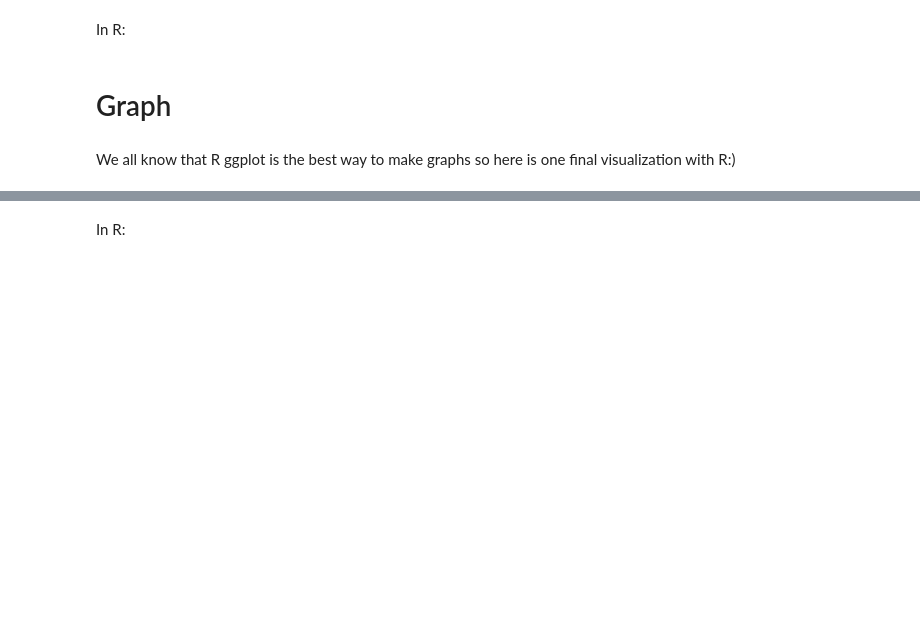
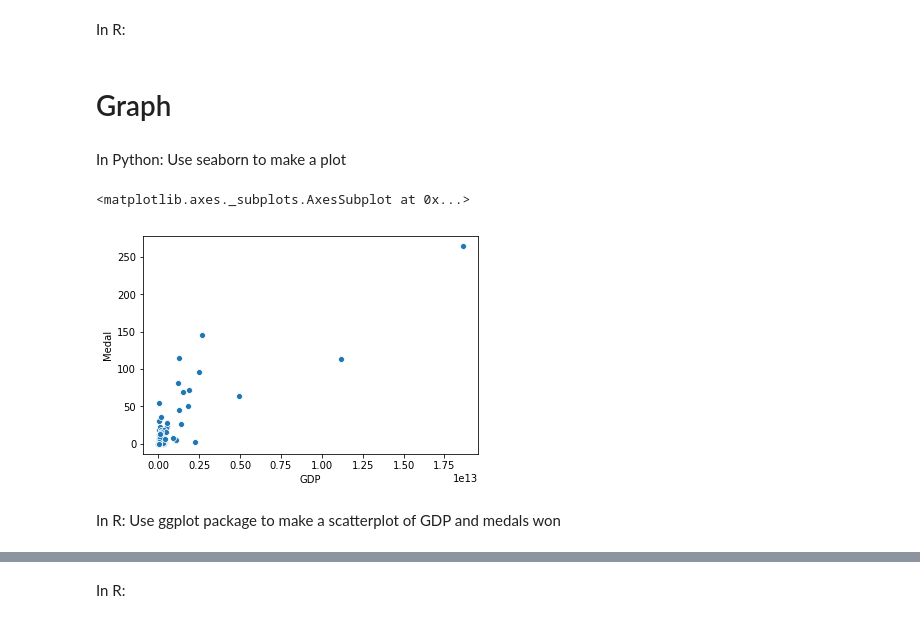
Before and after one commit to patricia426/Data-Cleaning-Tutorial, a Jupyter notebook: SidebySide.ipynb, the cells around one changed output, grey strips where cells are left out. Saved outputs shown, nothing was run; the diff lists cells and outputs as text; code cells hidden in the pictures; blank space fills up the shorter version.

```diff
--- a/SidebySide.ipynb
+++ b/SidebySide.ipynb
@@ -191,6 +197,13 @@ In R: We'll use piping structure in dplyr to group by Country and summarize. Thi
 In R:
 # %% [markdown]
 # Graph
-# %% [markdown]
-We all know that R ggplot is the best way to make graphs so here is one final visualization with R:)
+# %% [markdown]
+In Python: Use seaborn to make a plot
+# %%
+sns.scatterplot(x="GDP", y="Medal", data=country)
+# %% [output]
+<matplotlib.axes._subplots.AxesSubplot at 0x...>
+[figure, added]
+# %% [markdown]
+In R: Use ggplot package to make a scatterplot of GDP and medals won
 # %% [markdown]
```
Also changed, not shown: parts of 6 cells of this notebook, 3 other files.
